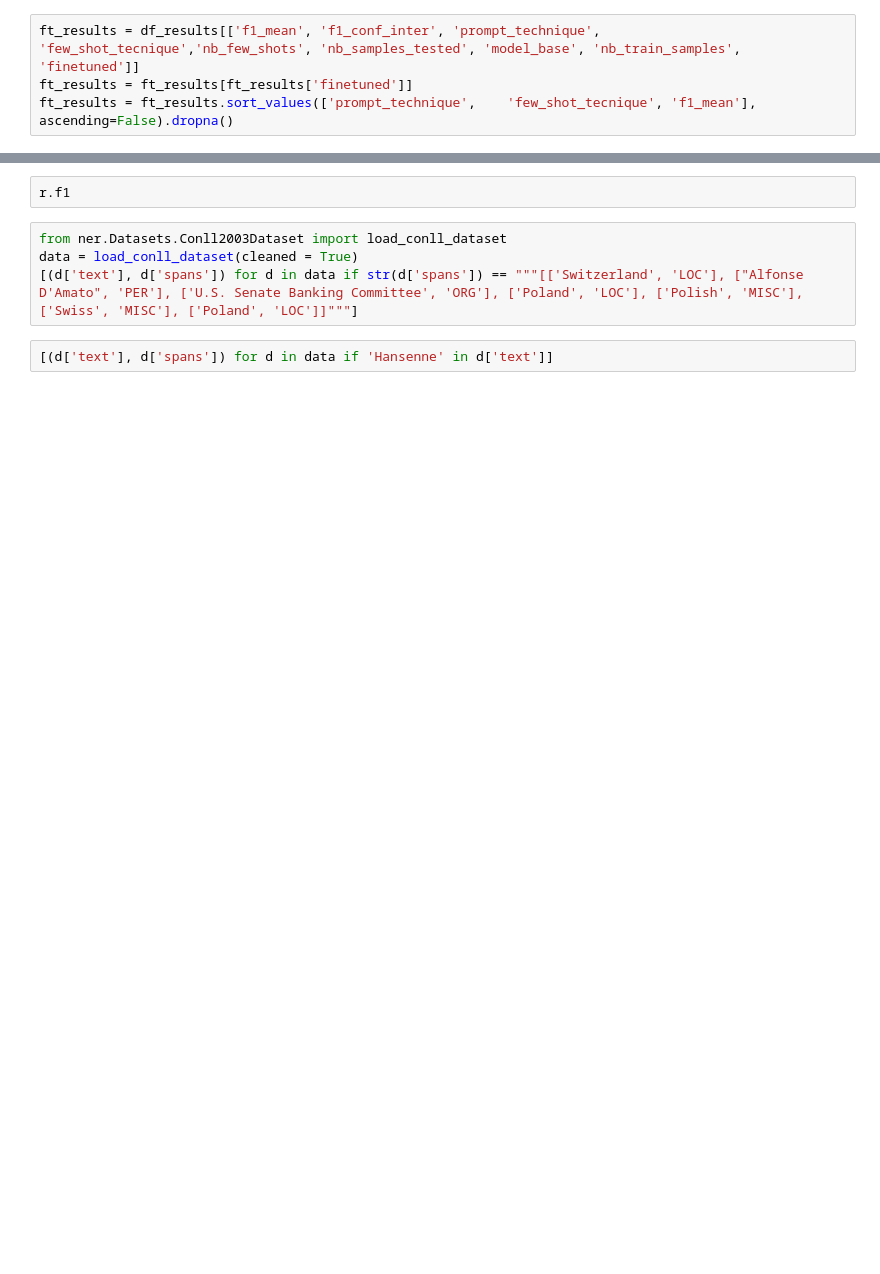
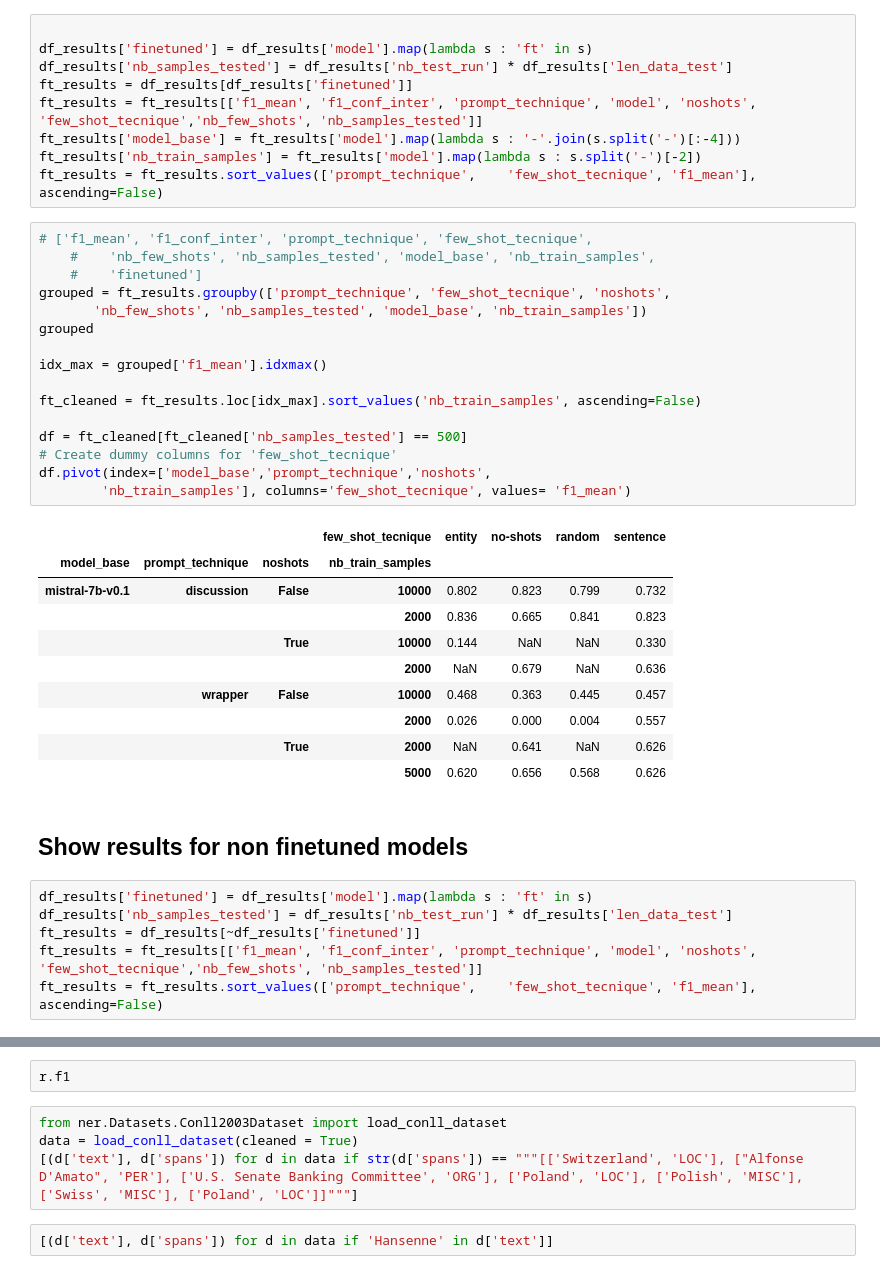
Before and after one commit to MathieuDesponds/Information-extraction-in-official-documents-using-LLMs, a Jupyter notebook: analysing_results.ipynb, the cells around one changed output, grey strips where cells are left out. Saved outputs shown, nothing was run; the diff lists cells and outputs as text; blank space fills up the shorter version.

```diff
--- a/analysing_results.ipynb
+++ b/analysing_results.ipynb
@@ -76,7 +49,47 @@ df_results
+# %%
+
+df_results['finetuned'] = df_results['model'].map(lambda s : 'ft' in s)
+df_results['nb_samples_tested'] = df_results['nb_test_run'] * df_results['len_data_test']
+ft_results = df_results[df_results['finetuned']]
+ft_results = ft_results[['f1_mean', 'f1_conf_inter', 'prompt_technique', 'model', 'noshots', 'few_shot_tecnique','nb_few_shots', 'nb_samples_tested']]
+ft_results['model_base'] = ft_results['model'].map(lambda s : '-'.join(s.split('-')[:-4]))
+ft_results['nb_train_samples'] = ft_results['model'].map(lambda s : s.split('-')[-2])
+ft_results = ft_results.sort_values(['prompt_technique',	'few_shot_tecnique', 'f1_mean'], ascending=False)
+# %%
+# ['f1_mean', 'f1_conf_inter', 'prompt_technique', 'few_shot_tecnique',
+    #    'nb_few_shots', 'nb_samples_tested', 'model_base', 'nb_train_samples',
+    #    'finetuned']
+grouped = ft_results.groupby(['prompt_technique', 'few_shot_tecnique', 'noshots',
+       'nb_few_shots', 'nb_samples_tested', 'model_base', 'nb_train_samples'])
+grouped
+
+idx_max = grouped['f1_mean'].idxmax()
+
+ft_cleaned = ft_results.loc[idx_max].sort_values('nb_train_samples', ascending=False)
+
+df = ft_cleaned[ft_cleaned['nb_samples_tested'] == 500]
+# Create dummy columns for 'few_shot_tecnique'
+df.pivot(index=['model_base','prompt_technique','noshots',
+        'nb_train_samples'], columns='few_shot_tecnique', values= 'f1_mean')
+# %% [output]
+|  |  |  | few_shot_tecnique | entity | no-shots | random | sentence |
+| model_base | prompt_technique | noshots | nb_train_samples |  |  |  |  |
+| mistral-7b-v0.1 | discussion | False | 10000 | 0.802 | 0.823 | 0.799 | 0.732 |
+|  |  |  | 2000 | 0.836 | 0.665 | 0.841 | 0.823 |
+|  |  | True | 10000 | 0.144 | NaN | NaN | 0.330 |
+|  |  |  | 2000 | NaN | 0.679 | NaN | 0.636 |
+|  | wrapper | False | 10000 | 0.468 | 0.363 | 0.445 | 0.457 |
+|  |  |  | 2000 | 0.026 | 0.000 | 0.004 | 0.557 |
+|  |  | True | 2000 | NaN | 0.641 | NaN | 0.626 |
+|  |  |  | 5000 | 0.620 | 0.656 | 0.568 | 0.626 |
+# %% [markdown]
+## Show results for non finetuned models
 # %%
-ft_results = df_results[['f1_mean', 'f1_conf_inter', 'prompt_technique',	'few_shot_tecnique','nb_few_shots', 'nb_samples_tested', 'model_base', 'nb_train_samples', 'finetuned']]
-ft_results = ft_results[ft_results['finetuned']]
-ft_results = ft_results.sort_values(['prompt_technique',	'few_shot_tecnique', 'f1_mean'], ascending=False).dropna()
+df_results['finetuned'] = df_results['model'].map(lambda s : 'ft' in s)
+df_results['nb_samples_tested'] = df_results['nb_test_run'] * df_results['len_data_test']
+ft_results = df_results[~df_results['finetuned']]
+ft_results = ft_results[['f1_mean', 'f1_conf_inter', 'prompt_technique', 'model', 'noshots', 'few_shot_tecnique','nb_few_shots', 'nb_samples_tested']]
+ft_results = ft_results.sort_values(['prompt_technique',	'few_shot_tecnique', 'f1_mean'], ascending=False)
 # %%
 # ['f1_mean', 'f1_conf_inter', 'prompt_technique', 'few_shot_tecnique',
     #    'nb_few_shots', 'nb_samples_tested', 'model_base', 'nb_train_samples',
```
Also changed, not shown: parts of 12 cells of this notebook, 11 other files.
